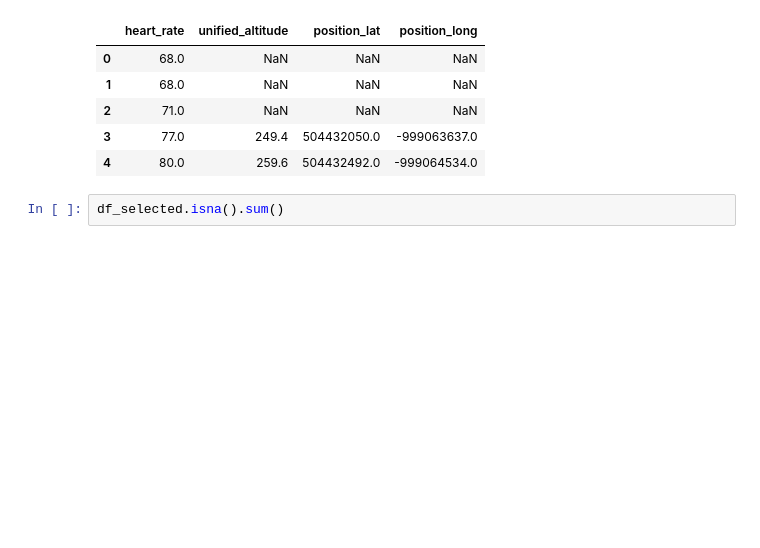
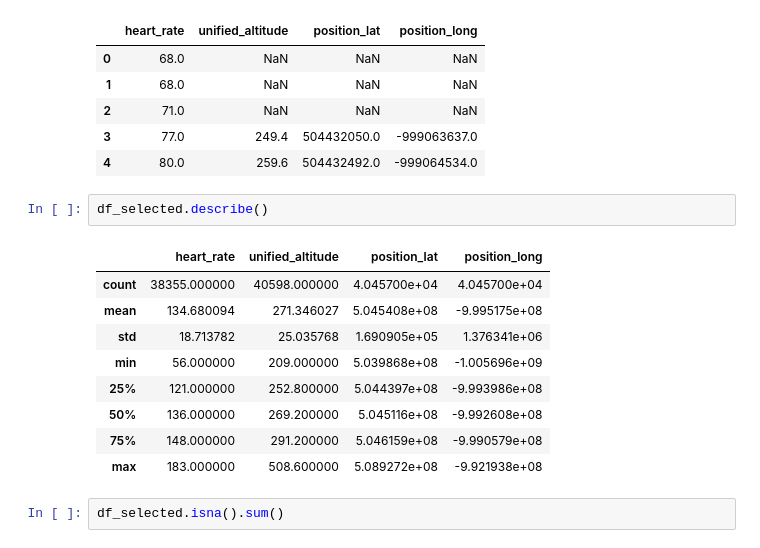
Before and after one commit to vandao288/strava_data_report, a Jupyter notebook: strava.ipynb, the cells around one changed output. Cells and saved outputs as stored; diff of their text form; blank space fills up the shorter version.

```diff
--- a/strava.ipynb
+++ b/strava.ipynb
@@ -744,6 +742,18 @@ df_selected.head()
 | 2 | 71.0 | NaN | NaN | NaN |
 | 3 | 77.0 | 249.4 | 504432050.0 | -999063637.0 |
 | 4 | 80.0 | 259.6 | 504432492.0 | -999064534.0 |
+# %%
+df_selected.describe()
+# %% [output]
+|  | heart_rate | unified_altitude | position_lat | position_long |
+| count | 38355.000000 | 40598.000000 | 4.045700e+04 | 4.045700e+04 |
+| mean | 134.680094 | 271.346027 | 5.045408e+08 | -9.995175e+08 |
+| std | 18.713782 | 25.035768 | 1.690905e+05 | 1.376341e+06 |
+| min | 56.000000 | 209.000000 | 5.039868e+08 | -1.005696e+09 |
+| 25% | 121.000000 | 252.800000 | 5.044397e+08 | -9.993986e+08 |
+| 50% | 136.000000 | 269.200000 | 5.045116e+08 | -9.992608e+08 |
+| 75% | 148.000000 | 291.200000 | 5.046159e+08 | -9.990579e+08 |
+| max | 183.000000 | 508.600000 | 5.089272e+08 | -9.921938e+08 |
 # %%
 df_selected.isna().sum()
 # %% [output]
```
Also changed, not shown: parts of 12 cells of this notebook.
